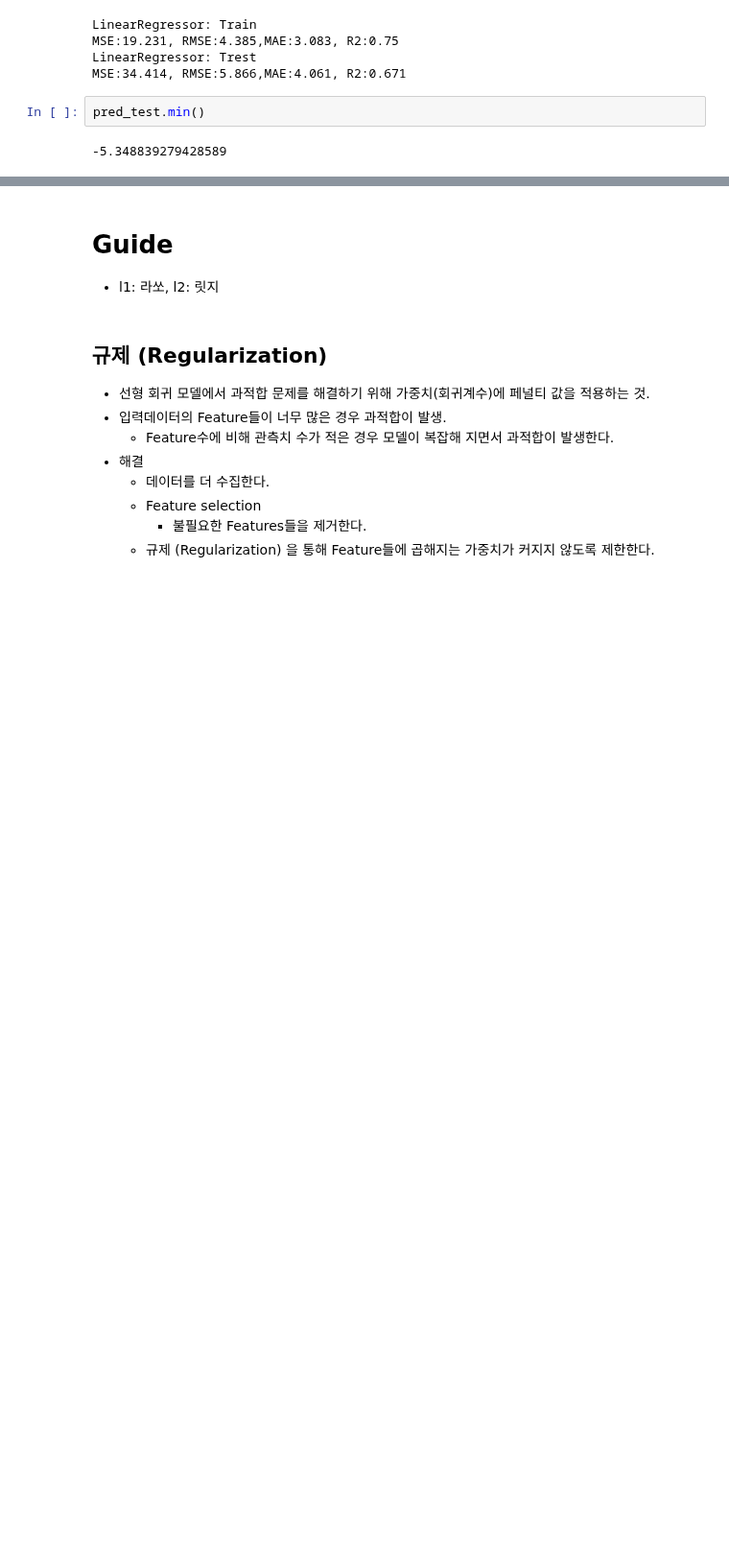
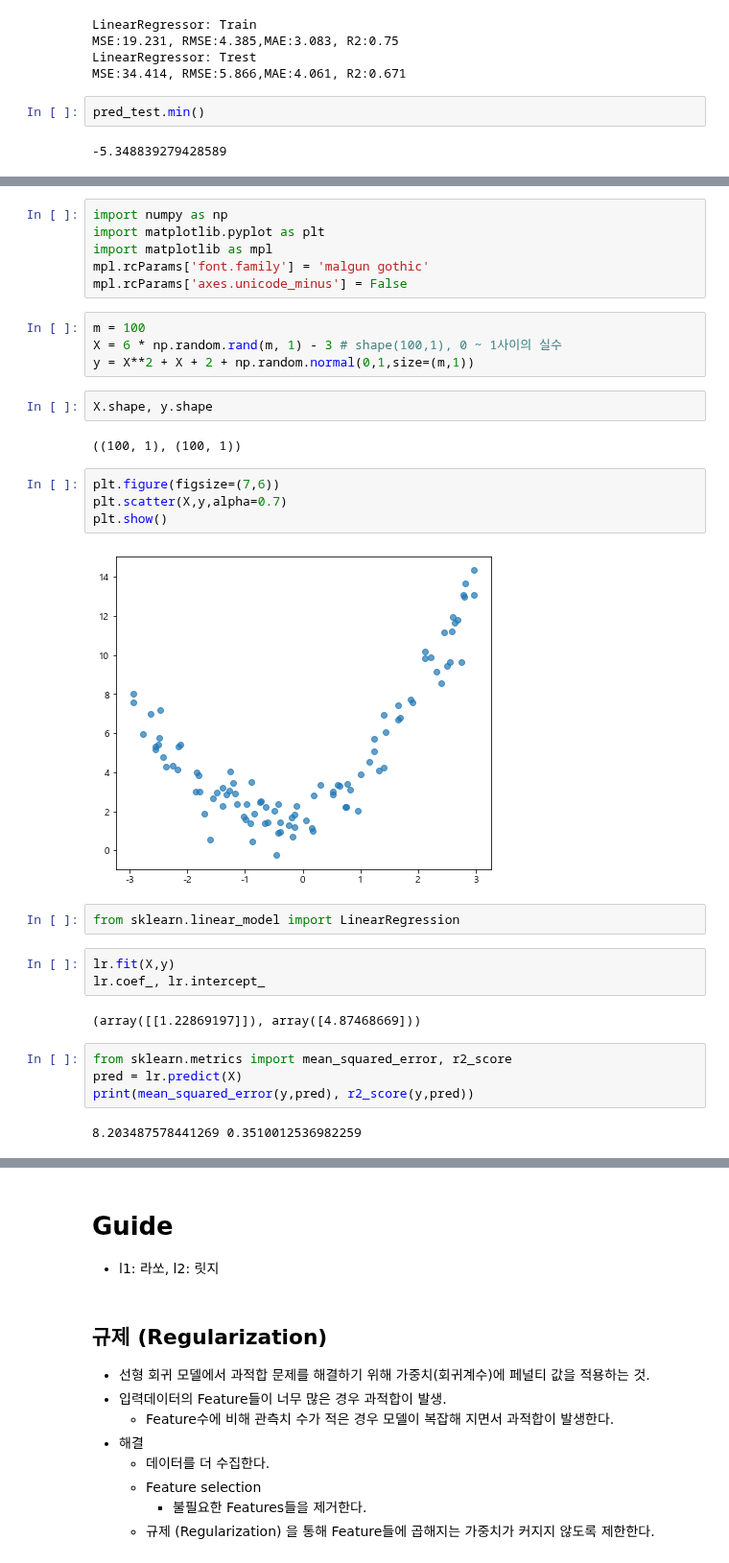
Before and after one commit to mein0121/Python_JupyterNotebook, a Jupyter notebook: 6.MachinLearning/13_선형회귀.ipynb, the cells around one changed output, grey strips where cells are left out. Shown at 96% size. Saved outputs shown, nothing was run; the diff lists cells and outputs as text; blank space fills up the shorter version.

```diff
--- a/6.MachinLearning/13_선형회귀.ipynb
+++ b/6.MachinLearning/13_선형회귀.ipynb
@@ -215,0 +221,33 @@ plt.show()
+# %%
+import numpy as np
+import matplotlib.pyplot as plt
+import matplotlib as mpl
+mpl.rcParams['font.family'] = 'malgun gothic'
+mpl.rcParams['axes.unicode_minus'] = False
+# %%
+m = 100
+X = 6 * np.random.rand(m, 1) - 3 # shape(100,1), 0 ~ 1사이의 실수
+y = X**2 + X + 2 + np.random.normal(0,1,size=(m,1))
+# %%
+X.shape, y.shape
+# %% [output]
+((100, 1), (100, 1))
+# %%
+plt.figure(figsize=(7,6))
+plt.scatter(X,y,alpha=0.7)
+plt.show()
+# %% [output]
+[figure, added]
+# %%
+from sklearn.linear_model import LinearRegression
+# %%
+lr.fit(X,y)
+lr.coef_, lr.intercept_
+# %% [output]
+(array([[1.22869197]]), array([4.87468669]))
+# %%
+from sklearn.metrics import mean_squared_error, r2_score
+pred = lr.predict(X)
+print(mean_squared_error(y,pred), r2_score(y,pred))
+# %% [output]
+8.203487578441269 0.3510012536982259
```
Also changed, not shown: parts of 28 cells of this notebook.
